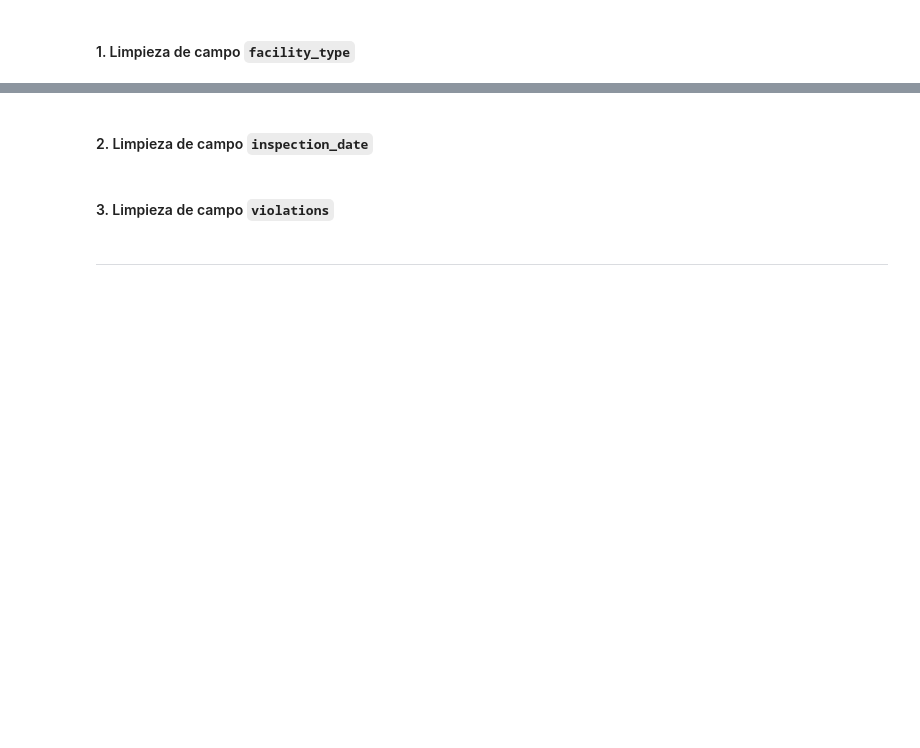
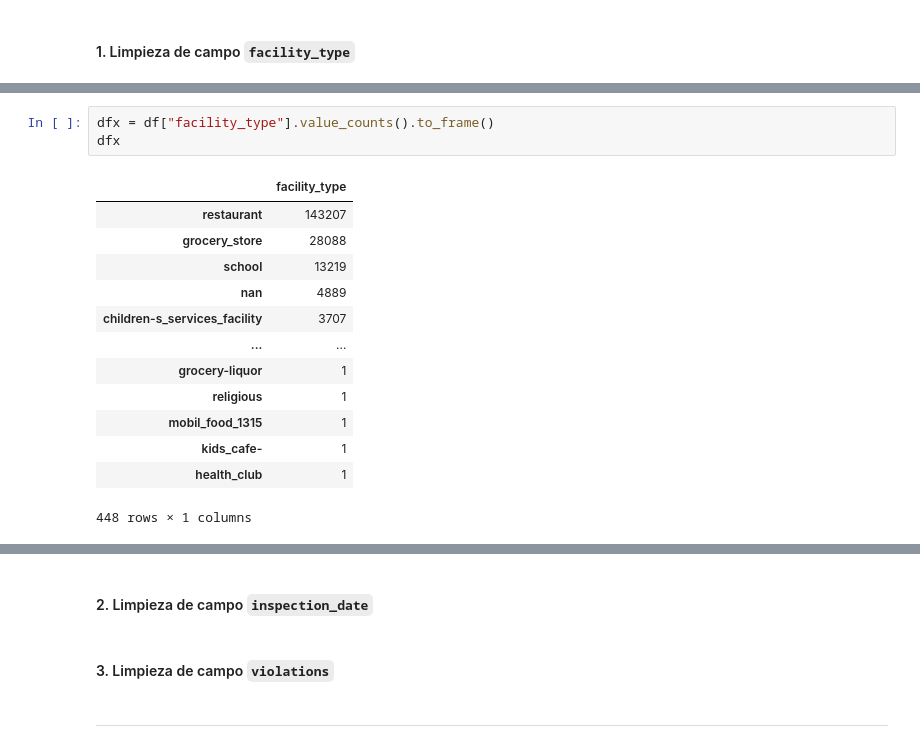
Before and after one commit to santibatte/dpa_2021, a Jupyter notebook: notebooks/EDA.ipynb, the cells around one changed output, grey strips where cells are left out. Saved outputs shown, nothing was run; the diff lists cells and outputs as text; blank space fills up the shorter version.

```diff
--- a/notebooks/EDA.ipynb
+++ b/notebooks/EDA.ipynb
@@ -230,0 +232,17 @@ txt.split(sep=", ")
+# %%
+dfx = df["facility_type"].value_counts().to_frame()
+dfx
+# %% [output]
+|  | facility_type |
+| restaurant | 143207 |
+| grocery_store | 28088 |
+| school | 13219 |
+| nan | 4889 |
+| children-s_services_facility | 3707 |
+| ... | ... |
+| grocery-liquor | 1 |
+| religious | 1 |
+| mobil_food_1315 | 1 |
+| kids_cafe- | 1 |
+| health_club | 1 |
+448 rows × 1 columns
```
Also changed, not shown: parts of 34 cells of this notebook.
